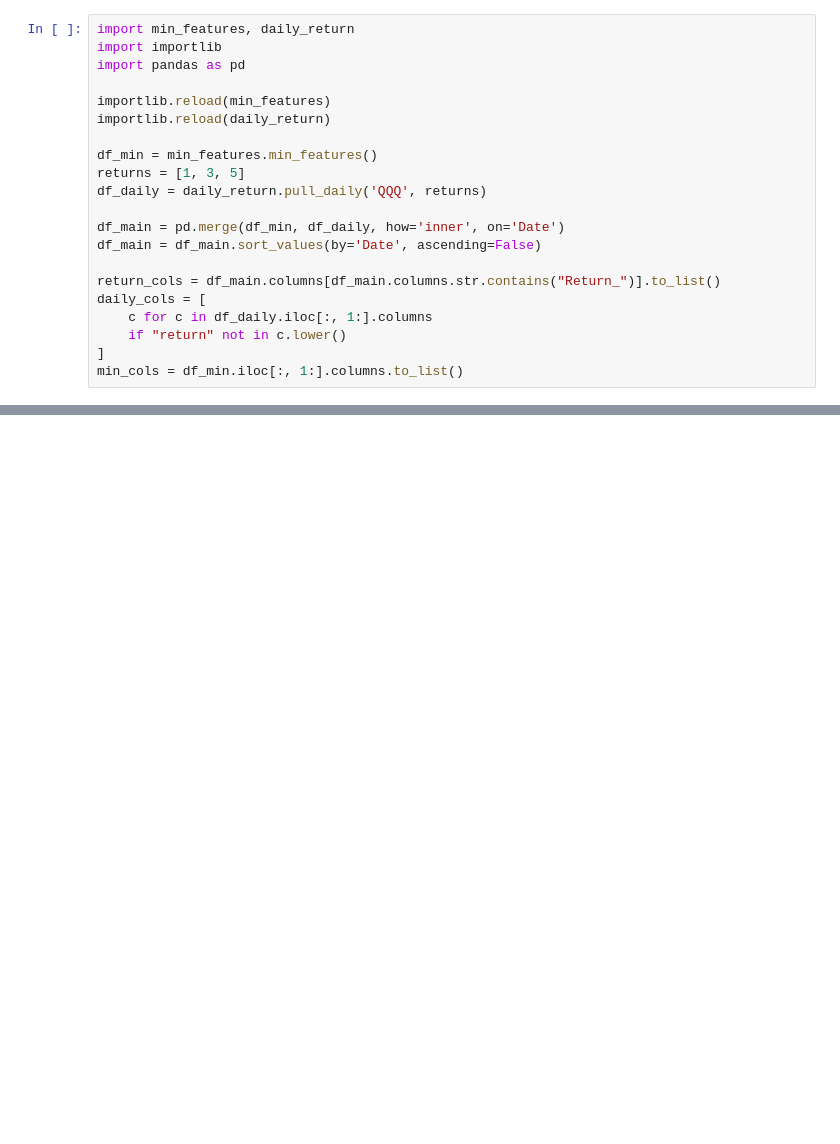
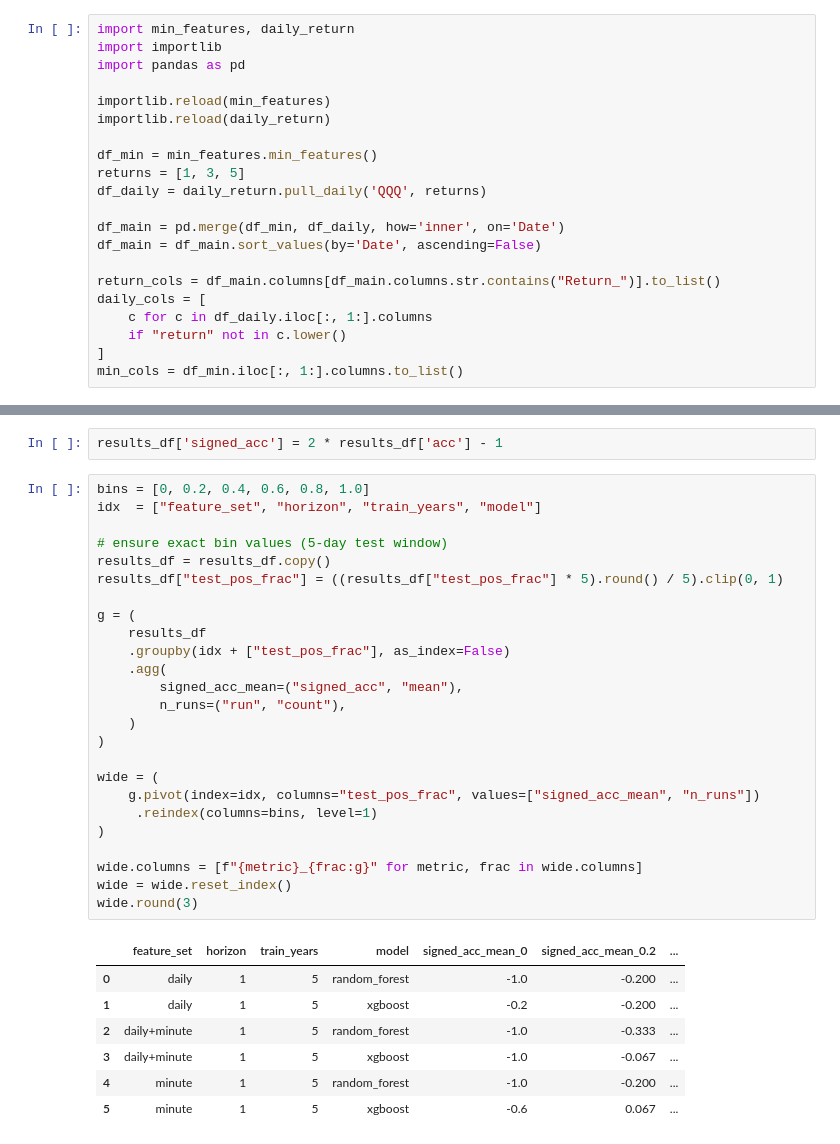
Before and after one commit to bchase17/Fracturion, a Jupyter notebook: Intraday_Model_Pipeline/training_pipeline_simple.ipynb, the cells around one changed output, grey strips where cells are left out. Drawn from its saved outputs; the diff is of its cells as text; blank space fills up the shorter version.

```diff
--- a/Intraday_Model_Pipeline/training_pipeline_simple.ipynb
+++ b/Intraday_Model_Pipeline/training_pipeline_simple.ipynb
@@ -484,0 +709,35 @@ results_df.to_csv('test_output.csv')
+# %%
+results_df['signed_acc'] = 2 * results_df['acc'] - 1
+# %%
+bins = [0, 0.2, 0.4, 0.6, 0.8, 1.0]
+idx  = ["feature_set", "horizon", "train_years", "model"]
+
+# ensure exact bin values (5-day test window)
+results_df = results_df.copy()
+results_df["test_pos_frac"] = ((results_df["test_pos_frac"] * 5).round() / 5).clip(0, 1)
+
+g = (
+    results_df
+    .groupby(idx + ["test_pos_frac"], as_index=False)
+    .agg(
+        signed_acc_mean=("signed_acc", "mean"),
+        n_runs=("run", "count"),
+    )
+)
+
+wide = (
+    g.pivot(index=idx, columns="test_pos_frac", values=["signed_acc_mean", "n_runs"])
+     .reindex(columns=bins, level=1)
+)
+
+wide.columns = [f"{metric}_{frac:g}" for metric, frac in wide.columns]
+wide = wide.reset_index()
+wide.round(3)
+# %% [output]
+|  | feature_set | horizon | train_years | model | signed_acc_mean_0 | signed_acc_mean_0.2 | ... |
+| 0 | daily | 1 | 5 | random_forest | -1.0 | -0.200 | ... |
+| 1 | daily | 1 | 5 | xgboost | -0.2 | -0.200 | ... |
+| 2 | daily+minute | 1 | 5 | random_forest | -1.0 | -0.333 | ... |
+| 3 | daily+minute | 1 | 5 | xgboost | -1.0 | -0.067 | ... |
+| 4 | minute | 1 | 5 | random_forest | -1.0 | -0.200 | ... |
+| 5 | minute | 1 | 5 | xgboost | -0.6 | 0.067 | ... |
```
Also changed, not shown: parts of 14 cells of this notebook.
